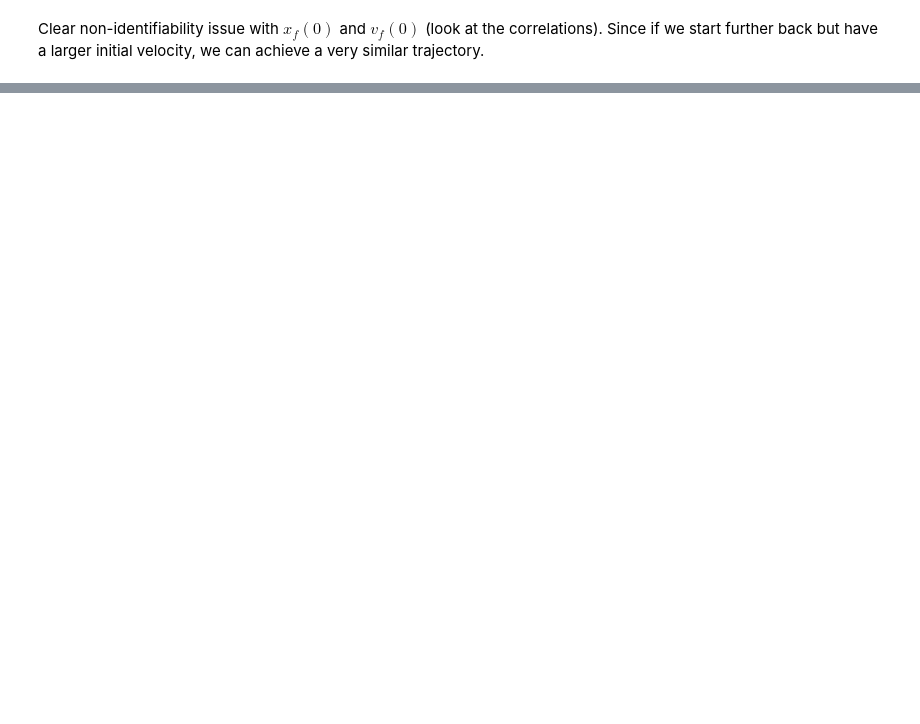
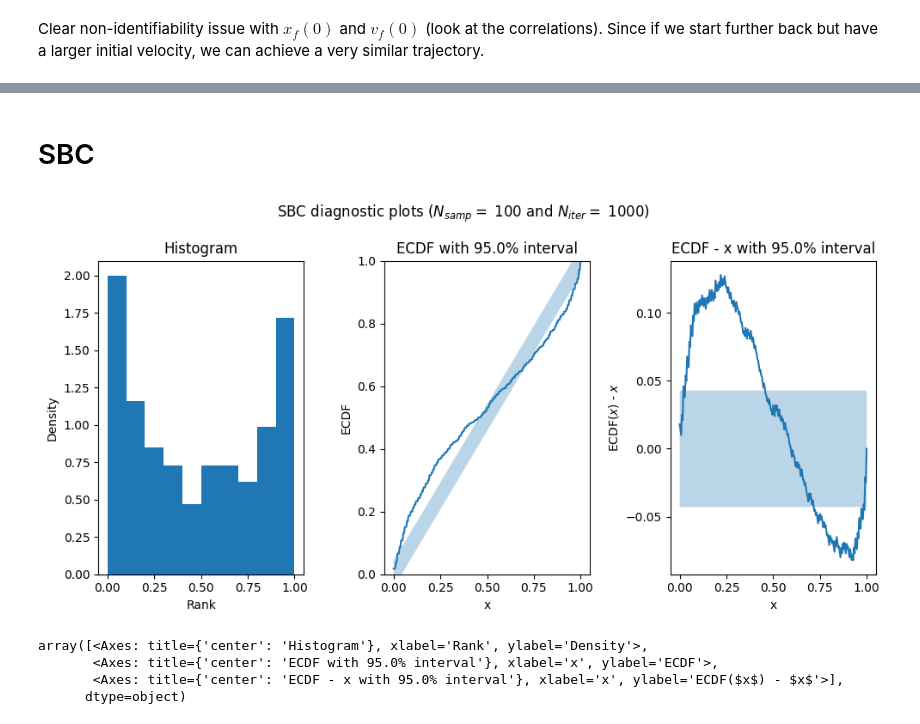
Before and after one commit to kaisamaroo/SBC-SBI, a Jupyter notebook: SBI/ge3D Examples/gipps_5dim_SNPE_A.ipynb, the cells around one changed output, grey strips where cells are left out. Saved outputs shown, nothing was run; the diff lists cells and outputs as text; code cells hidden in the pictures; blank space fills up the shorter version.

```diff
--- a/SBI/ge3D Examples/gipps_5dim_SNPE_A.ipynb
+++ b/SBI/ge3D Examples/gipps_5dim_SNPE_A.ipynb
@@ -278,0 +272,2 @@ for i in range(dim):        # row index
+# %% [markdown]
+# SBC
@@ -278,0 +276,25 @@ for i in range(dim):        # row index
+# %%
+# Projection test function
+def test_function_projection(theta, i):
+    """
+    theta is a 1D or 2D torch.tensor
+
+    project theta onto its i'th dimension
+    """
+    if theta.dim() == 1:
+        return theta[i]
+    else:
+        # In this case, theta is (batch_size, parameter_dimension)
+        return theta[:, i]
+# %%
+N_iter = 1000
+N_samp = 100
+ranks_dimension_0 = sbc_ranks(model, prior, posterior, test_function=lambda x: test_function_projection(x, 0), N_iter=N_iter, N_samp=N_samp)
+# %%
+plot_sbc_all(ranks_dimension_0, N_iter=N_iter, N_samp=N_samp)
+# %% [output]
+[figure, added]
+array([<Axes: title={'center': 'Histogram'}, xlabel='Rank', ylabel='Density'>,
+       <Axes: title={'center': 'ECDF with 95.0% interval'}, xlabel='x', ylabel='ECDF'>,
+       <Axes: title={'center': 'ECDF - x with 95.0% interval'}, xlabel='x', ylabel='ECDF($x$) - $x$'>],
+      dtype=object)
```
Also changed, not shown: parts of 7 cells of this notebook, 16 other files.
